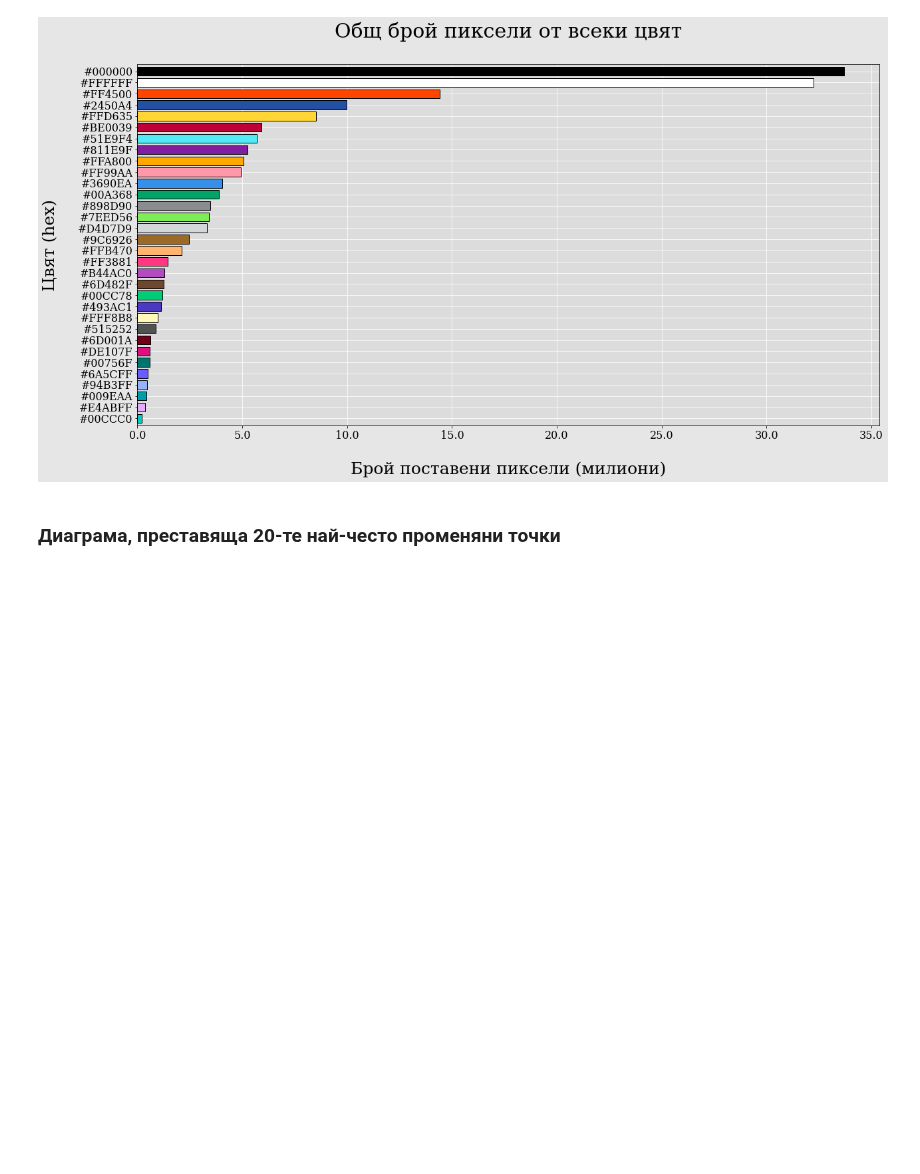
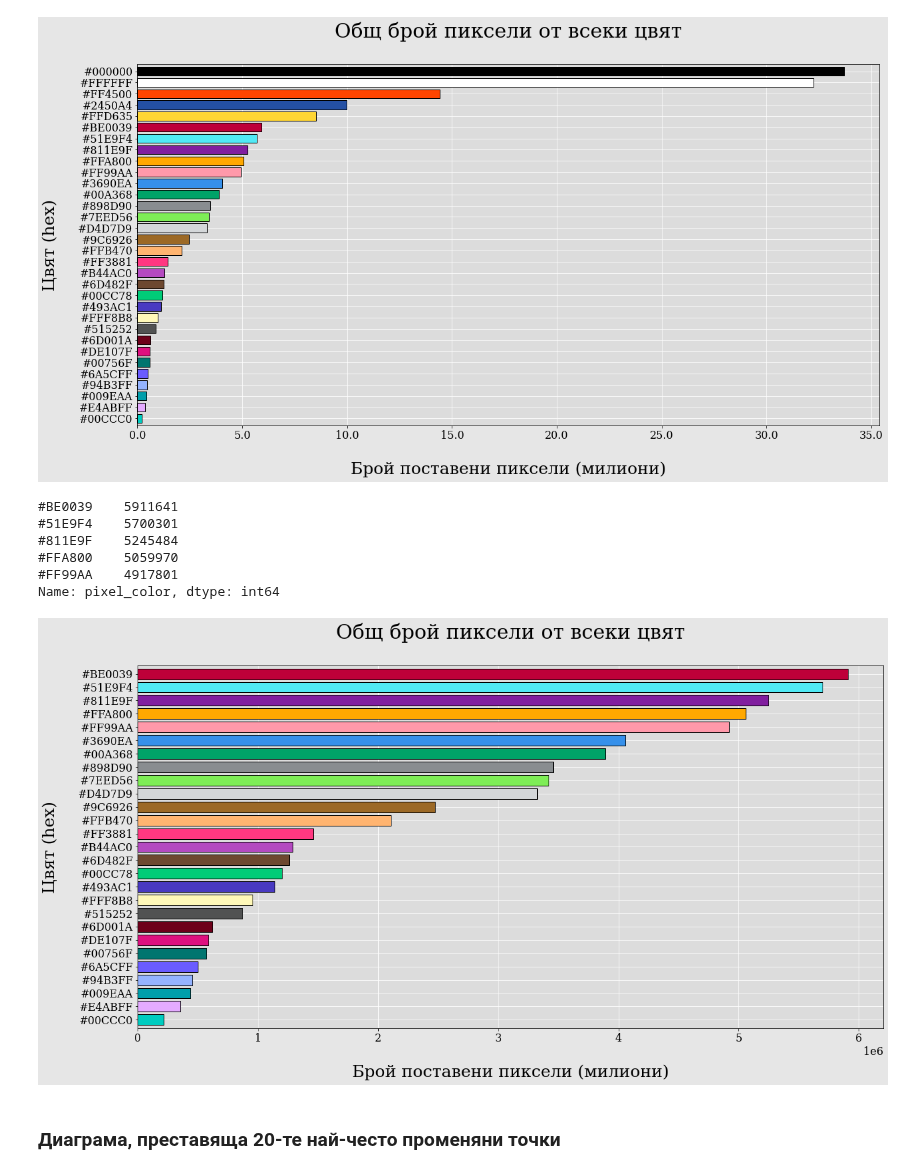
Before and after one commit to Denis-Iv/Analyzing-Social-Experiment, a Jupyter notebook: visualize_data.ipynb, the cells around one changed output. Cells and saved outputs as stored; diff of their text form; code cells hidden in the pictures; blank space fills up the shorter version.

```diff
--- a/visualize_data.ipynb
+++ b/visualize_data.ipynb
@@ -251,3 +262,30 @@ if SAVE_FILES:
 
     fig = plot.get_figure()
     fig.savefig(f'output\\plot_colors-{now}.png')
+# %%
+least_used_colors = most_used_colors.drop(['#000000', '#FFFFFF', '#FF4500', '#2450A4', '#FFD635'])
+
+least_used_colors.head()
+# %% [output]
+#BE0039    5911641
+#51E9F4    5700301
+#811E9F    5245484
+#FFA800    5059970
+#FF99AA    4917801
+Name: pixel_color, dtype: int64
+# %%
+color_bars = []
+for color_num in least_used_colors.iteritems():
+    color_bars.append(color_num[0])
+
+plot = least_used_colors.plot(kind='barh', color=color_bars, edgecolor='black', zorder=3, width=0.8)
+
+plot.set_title('Общ брой пиксели от всеки цвят')
+plot.set_xlabel('Брой поставени пиксели (милиони)')
+plot.set_ylabel('Цвят (hex)')
+
+plot.set_yticklabels(color_bars)
+
+plot.invert_yaxis()
+# %% [output]
+[figure, added]
```
Also changed, not shown: parts of 6 cells of this notebook.
